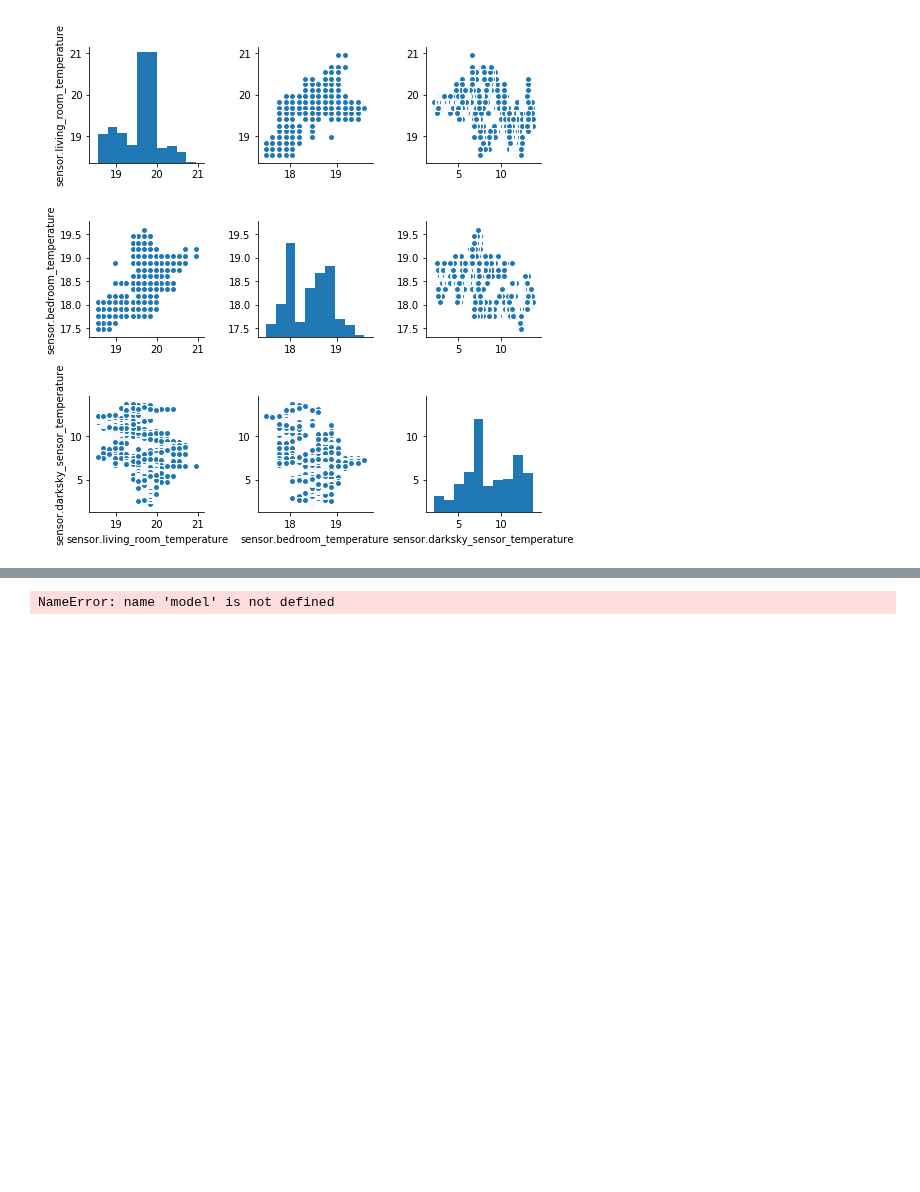
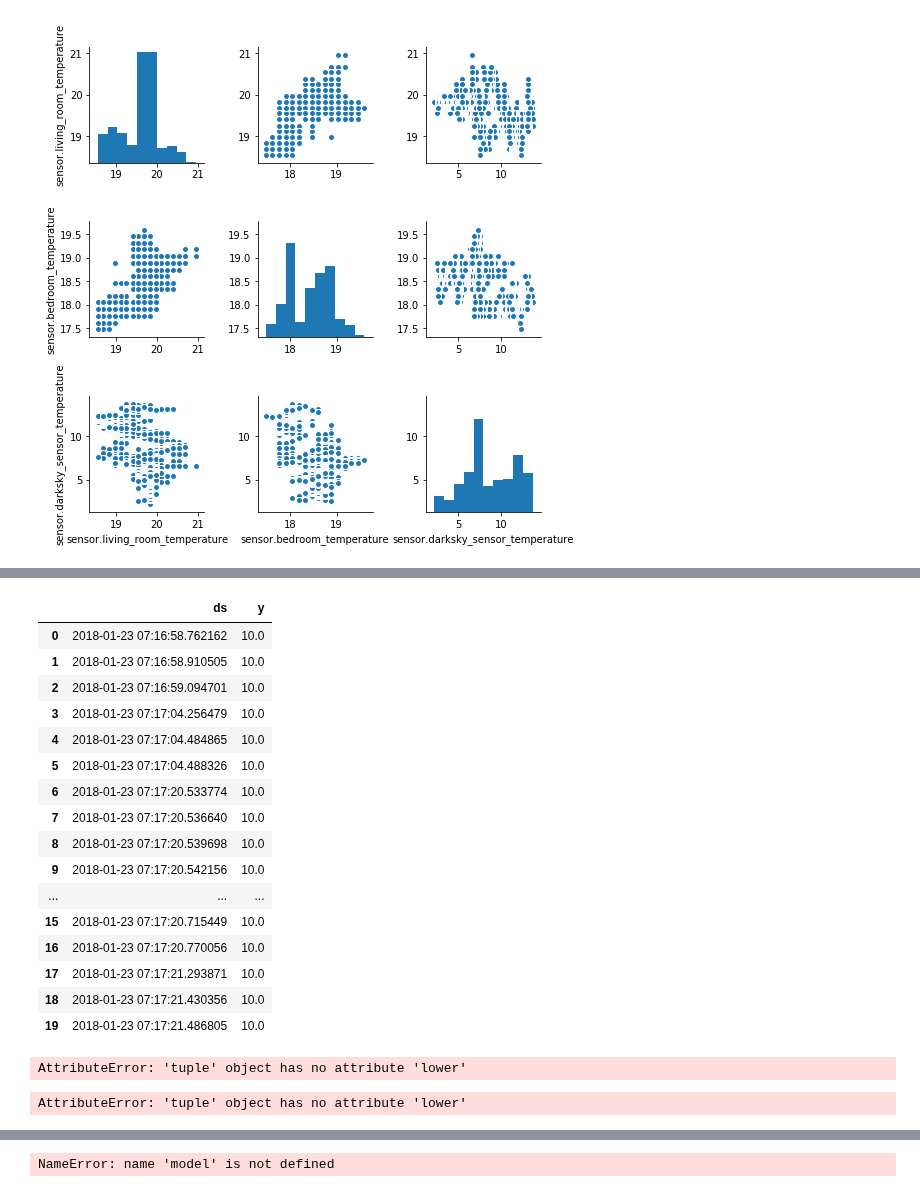
Before and after one commit to robmarkcole/HASS-data-detective, a Jupyter notebook: Usage of detective.ipynb, the cells around one changed output, grey strips where cells are left out. Cells and saved outputs as stored; diff of their text form; code cells hidden in the pictures; blank space fills up the shorter version.

```diff
--- a/Usage of detective.ipynb
+++ b/Usage of detective.ipynb
@@ -113,0 +181,2 @@ Lets do some forecasting using prophet.
+# %%
+pred1 = Prediction(sensor_ds)
@@ -119,0 +191,33 @@ AttributeError: 'DataParser' object has no attribute 'prophet_model'
+# %%
+sensor_df = pred1.prophet_model(periods=60, freq='H')
+# %%
+sensor_df = sensor_df.drop_duplicates(inplace=True)
+# %%
+sensor_df[0:20]
+# %% [output]
+|  | ds | y |
+| 0 | 2018-01-23 07:16:58.762162 | 10.0 |
+| 1 | 2018-01-23 07:16:58.910505 | 10.0 |
+| 2 | 2018-01-23 07:16:59.094701 | 10.0 |
+| 3 | 2018-01-23 07:17:04.256479 | 10.0 |
+| 4 | 2018-01-23 07:17:04.484865 | 10.0 |
+| 5 | 2018-01-23 07:17:04.488326 | 10.0 |
+| 6 | 2018-01-23 07:17:20.533774 | 10.0 |
+| 7 | 2018-01-23 07:17:20.536640 | 10.0 |
+| 8 | 2018-01-23 07:17:20.539698 | 10.0 |
+| 9 | 2018-01-23 07:17:20.542156 | 10.0 |
+| ... | ... | ... |
+| 15 | 2018-01-23 07:17:20.715449 | 10.0 |
+| 16 | 2018-01-23 07:17:20.770056 | 10.0 |
+| 17 | 2018-01-23 07:17:21.293871 | 10.0 |
+| 18 | 2018-01-23 07:17:21.430356 | 10.0 |
+| 19 | 2018-01-23 07:17:21.486805 | 10.0 |
+# %%
+m = Prophet()
+m.fit(sensor_df);
+# %% [output]
+AttributeError: 'tuple' object has no attribute 'lower'
+# %%
+model.fit(sensor_df)
+# %% [output]
+AttributeError: 'tuple' object has no attribute 'lower'
```
Also changed, not shown: parts of 8 cells of this notebook, 2 other files.
